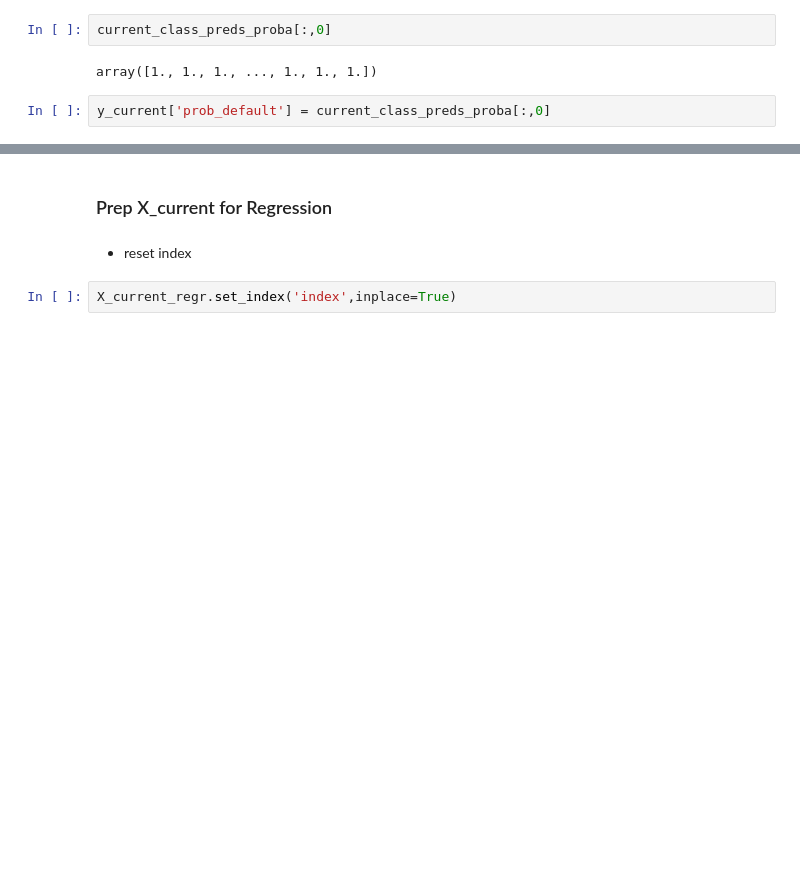
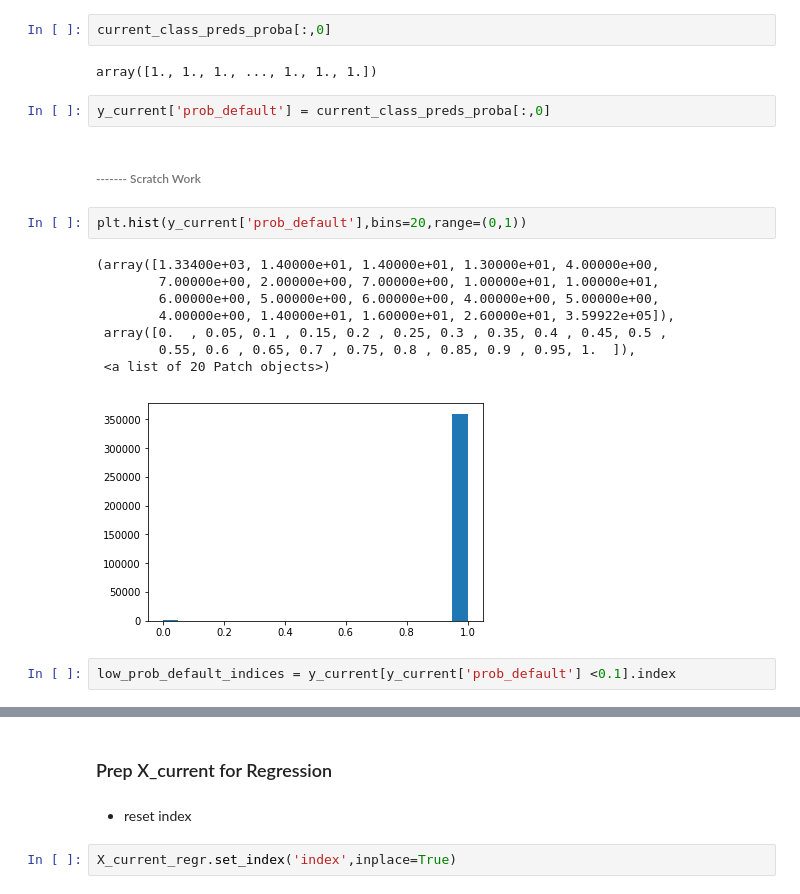
Before and after one commit to as6140/peervest, a Jupyter notebook: test_pipeline_on_current_data.ipynb, the cells around one changed output, grey strips where cells are left out. Cells and saved outputs as stored; diff of their text form; blank space fills up the shorter version.

```diff
--- a/test_pipeline_on_current_data.ipynb
+++ b/test_pipeline_on_current_data.ipynb
@@ -120,3 +148,18 @@ current_class_preds_proba[:,0]
 array([1., 1., 1., ..., 1., 1., 1.])
 # %%
 y_current['prob_default'] = current_class_preds_proba[:,0]
+# %% [markdown]
+###### ------- Scratch Work
+# %%
+plt.hist(y_current['prob_default'],bins=20,range=(0,1))
+# %% [output]
+(array([1.33400e+03, 1.40000e+01, 1.40000e+01, 1.30000e+01, 4.00000e+00,
+        7.00000e+00, 2.00000e+00, 7.00000e+00, 1.00000e+01, 1.00000e+01,
+        6.00000e+00, 5.00000e+00, 6.00000e+00, 4.00000e+00, 5.00000e+00,
+        4.00000e+00, 1.40000e+01, 1.60000e+01, 2.60000e+01, 3.59922e+05]),
+ array([0.  , 0.05, 0.1 , 0.15, 0.2 , 0.25, 0.3 , 0.35, 0.4 , 0.45, 0.5 ,
+        0.55, 0.6 , 0.65, 0.7 , 0.75, 0.8 , 0.85, 0.9 , 0.95, 1.  ]),
+ <a list of 20 Patch objects>)
+[figure, added]
+# %%
+low_prob_default_indices = y_current[y_current['prob_default'] <0.1].index
```
Also changed, not shown: parts of 15 cells of this notebook, 1 other file.
